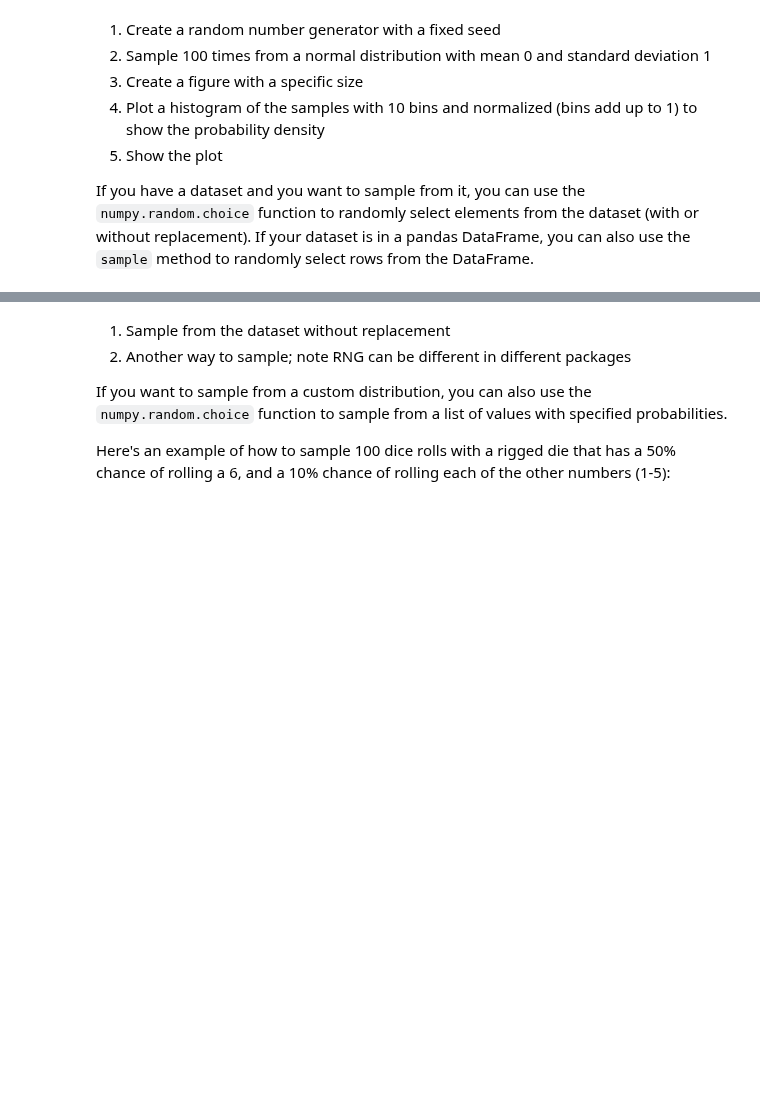
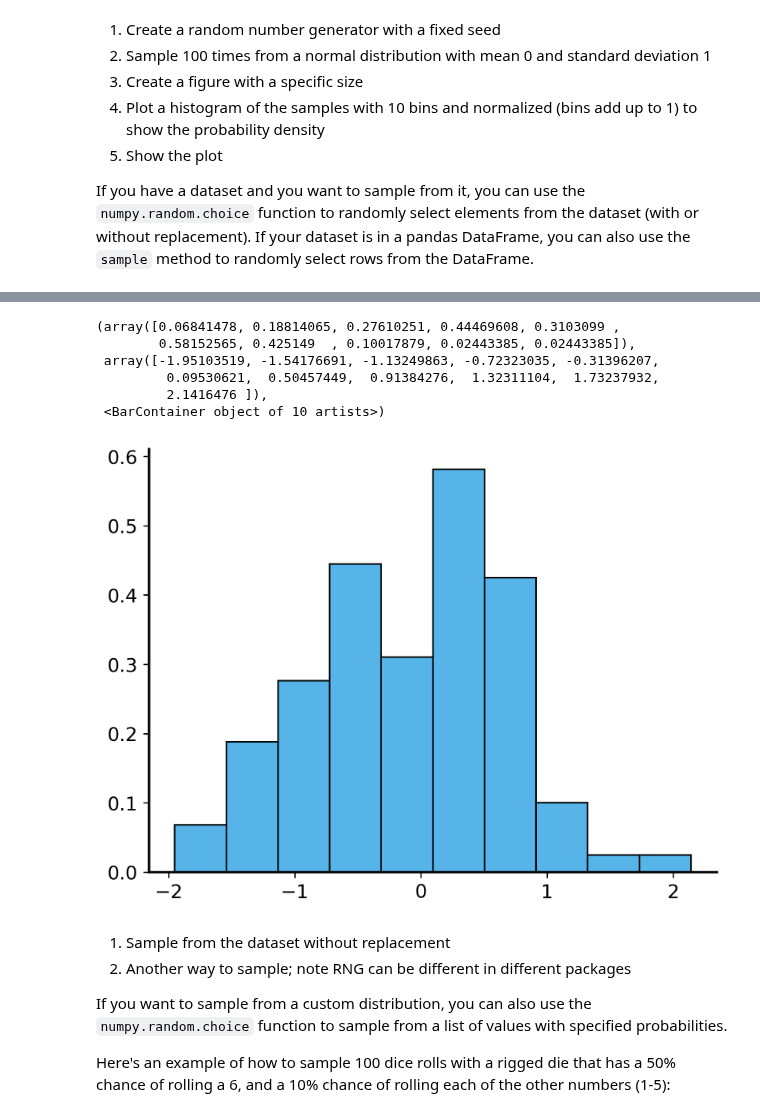
Before and after one commit to jrudoler-teaching/understanding-uncertainty, a Jupyter notebook: notebooks/lecture-03.ipynb, the cells around one changed output, grey strips where cells are left out. Cells and saved outputs as stored; diff of their text form; code cells hidden in the pictures; blank space fills up the shorter version.

```diff
--- a/notebooks/lecture-03.ipynb
+++ b/notebooks/lecture-03.ipynb
@@ -168,6 +166,17 @@ Sample:
 | 80 | 0.456775 |
 | 10 | 0.879398 |
 | 0 | 0.304717 |
+# %%
+subsample = rng.choice(samples, size=1000, replace=True)
+plt.hist(subsample, bins=10, density=True)
+# %% [output]
+(array([0.06841478, 0.18814065, 0.27610251, 0.44469608, 0.3103099 ,
+        0.58152565, 0.425149  , 0.10017879, 0.02443385, 0.02443385]),
+ array([-1.95103519, -1.54176691, -1.13249863, -0.72323035, -0.31396207,
+         0.09530621,  0.50457449,  0.91384276,  1.32311104,  1.73237932,
+         2.1416476 ]),
+ <BarContainer object of 10 artists>)
+[figure, added]
 # %% [markdown]
 1. Sample from the dataset without replacement
 2. Another way to sample; note RNG can be different in different packages
```
Also changed, not shown: parts of 1 cell of this notebook, 1 other file.
